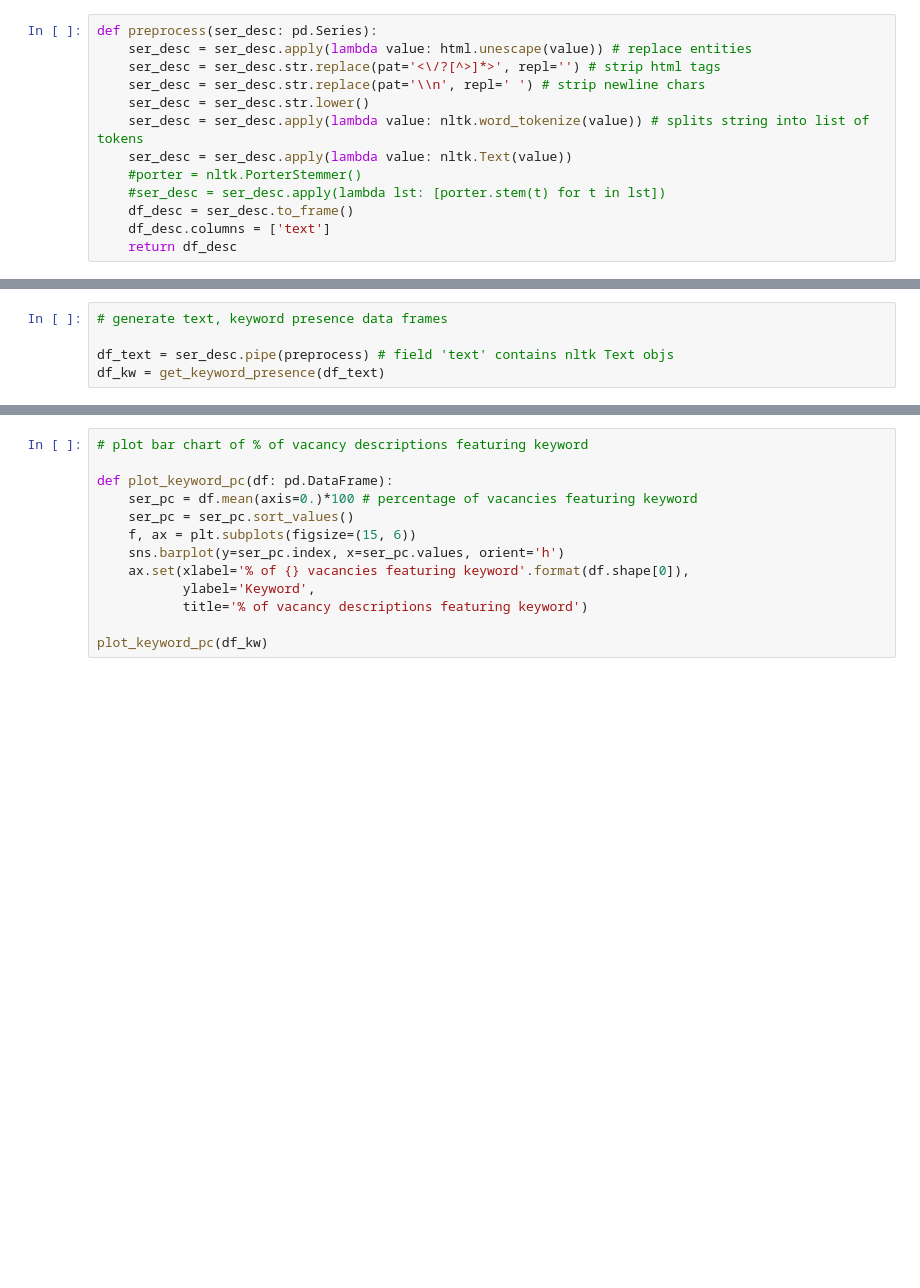
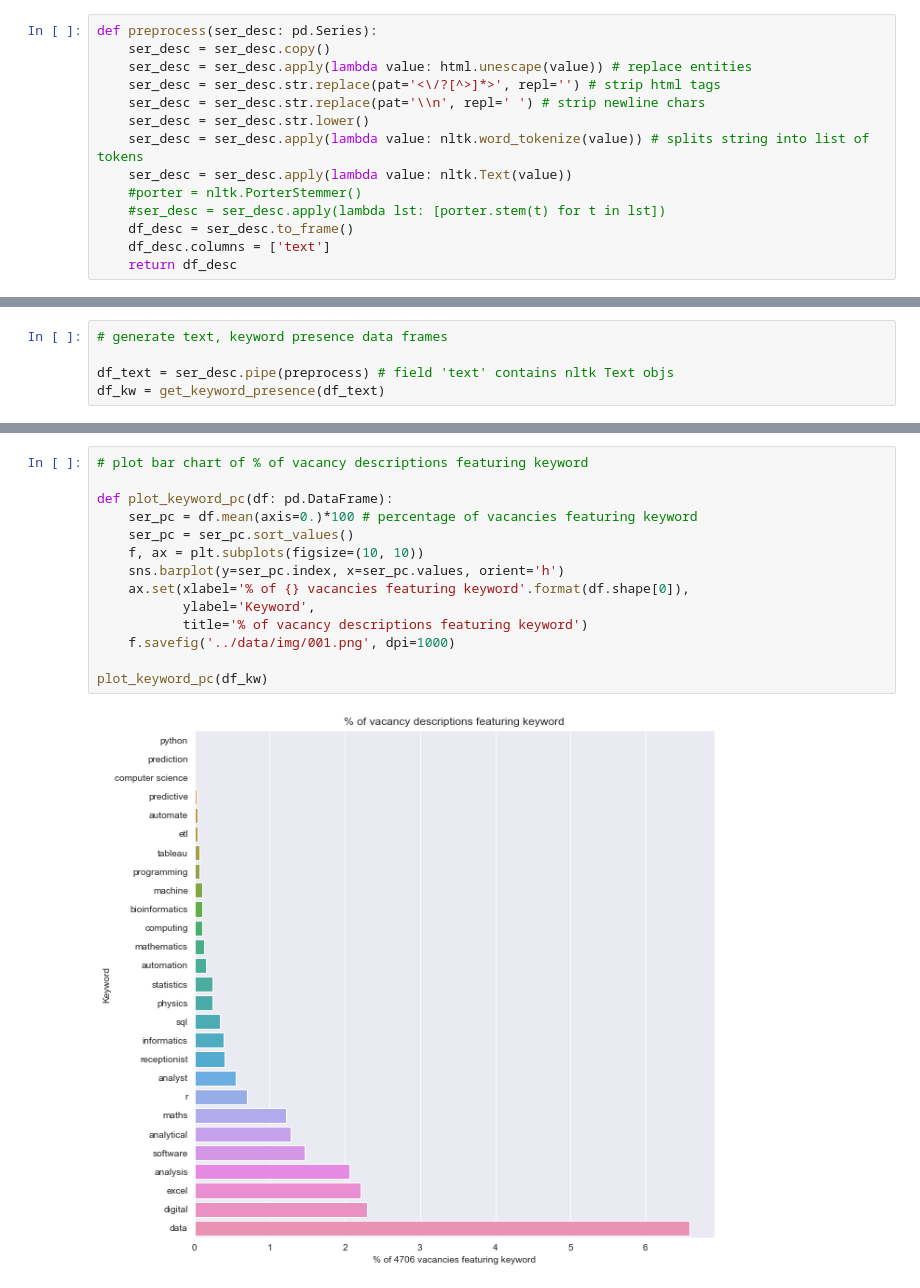
Before and after one commit to stochastictalk/wmchack, a Jupyter notebook: scripts/job_description_analysis.ipynb, the cells around one changed output, grey strips where cells are left out. Drawn from its saved outputs; the diff is of its cells as text; blank space fills up the shorter version.

```diff
--- a/scripts/job_description_analysis.ipynb
+++ b/scripts/job_description_analysis.ipynb
@@ -148,6 +149,7 @@ Preprocessing pipeline:
 5. Stop word removal.
 # %%
 def preprocess(ser_desc: pd.Series):
+    ser_desc = ser_desc.copy()
     ser_desc = ser_desc.apply(lambda value: html.unescape(value)) # replace entities
     ser_desc = ser_desc.str.replace(pat='<\/?[^>]*>', repl='') # strip html tags
     ser_desc = ser_desc.str.replace(pat='\\n', repl=' ') # strip newline chars
@@ -181,16 +191,19 @@ df_kw = get_keyword_presence(df_text)
 # %%
 # plot bar chart of % of vacancy descriptions featuring keyword
 
 def plot_keyword_pc(df: pd.DataFrame):
     ser_pc = df.mean(axis=0.)*100 # percentage of vacancies featuring keyword
     ser_pc = ser_pc.sort_values()
-    f, ax = plt.subplots(figsize=(15, 6))
+    f, ax = plt.subplots(figsize=(10, 10))
     sns.barplot(y=ser_pc.index, x=ser_pc.values, orient='h')
     ax.set(xlabel='% of {} vacancies featuring keyword'.format(df.shape[0]),
            ylabel='Keyword',
            title='% of vacancy descriptions featuring keyword')
+    f.savefig('../data/img/001.png', dpi=1000)
 
 plot_keyword_pc(df_kw)
+# %% [output]
+[figure, added]
 # %%
 # plot heatmap of keyword correlations
 
```
Also changed, not shown: parts of 12 cells of this notebook, 1 other file.
